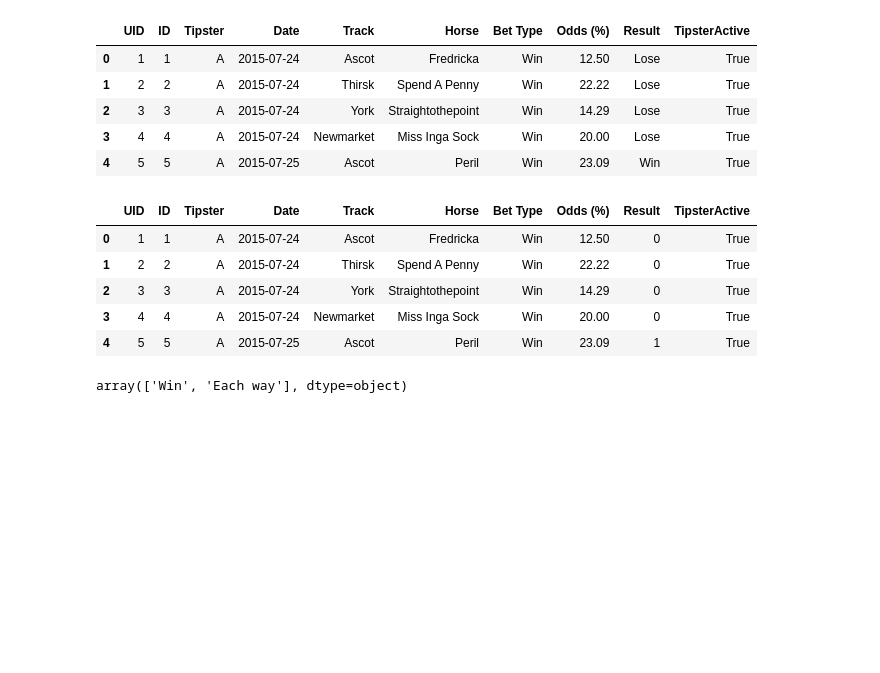
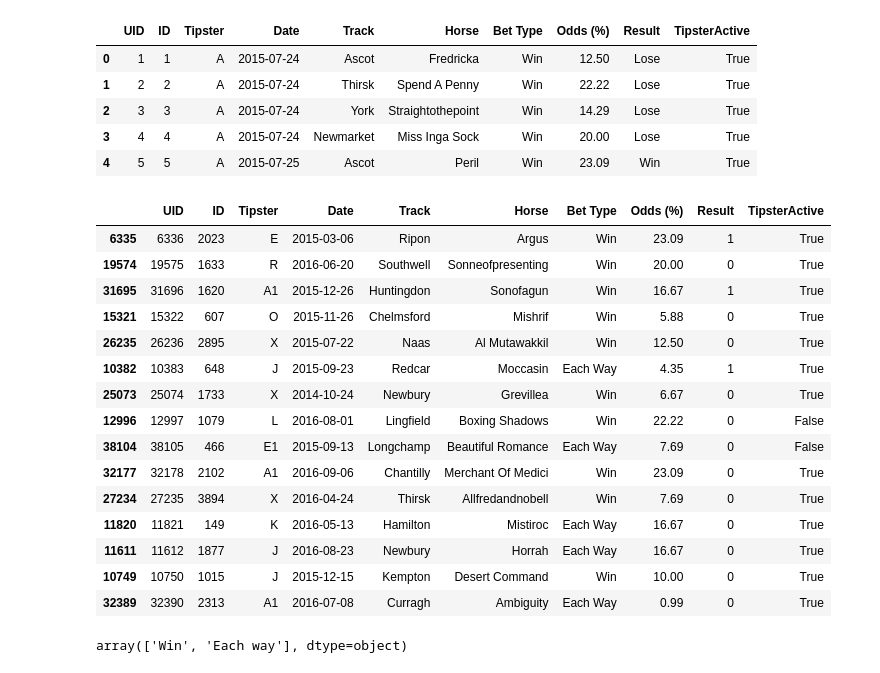
Before and after one commit to RaulGHJr/LSDSPT1-First-Project, a Jupyter notebook: Project1.ipynb, the cells around one changed output. Saved outputs shown, nothing was run; the diff lists cells and outputs as text; code cells hidden in the pictures; blank space fills up the shorter version.

```diff
--- a/Project1.ipynb
+++ b/Project1.ipynb
@@ -77,14 +82,24 @@ df.head()
 # %%
 # Let's reformat the Result Column also
 df['Result'] = df['Result'].replace(['Win','Lose'], [1,0])
-df.head()
+df.sample(15)
 # %% [output]
 |  | UID | ID | Tipster | Date | Track | Horse | Bet Type | Odds (%) | Result | TipsterActive |
-| 0 | 1 | 1 | A | 2015-07-24 | Ascot | Fredricka | Win | 12.50 | 0 | True |
-| 1 | 2 | 2 | A | 2015-07-24 | Thirsk | Spend A Penny | Win | 22.22 | 0 | True |
-| 2 | 3 | 3 | A | 2015-07-24 | York | Straightothepoint | Win | 14.29 | 0 | True |
-| 3 | 4 | 4 | A | 2015-07-24 | Newmarket | Miss Inga Sock | Win | 20.00 | 0 | True |
-| 4 | 5 | 5 | A | 2015-07-25 | Ascot | Peril | Win | 23.09 | 1 | True |
+| 6335 | 6336 | 2023 | E | 2015-03-06 | Ripon | Argus | Win | 23.09 | 1 | True |
+| 19574 | 19575 | 1633 | R | 2016-06-20 | Southwell | Sonneofpresenting | Win | 20.00 | 0 | True |
+| 31695 | 31696 | 1620 | A1 | 2015-12-26 | Huntingdon | Sonofagun | Win | 16.67 | 1 | True |
+| 15321 | 15322 | 607 | O | 2015-11-26 | Chelmsford | Mishrif | Win | 5.88 | 0 | True |
+| 26235 | 26236 | 2895 | X | 2015-07-22 | Naas | Al Mutawakkil | Win | 12.50 | 0 | True |
+| 10382 | 10383 | 648 | J | 2015-09-23 | Redcar | Moccasin | Each Way | 4.35 | 1 | True |
+| 25073 | 25074 | 1733 | X | 2014-10-24 | Newbury | Grevillea | Win | 6.67 | 0 | True |
+| 12996 | 12997 | 1079 | L | 2016-08-01 | Lingfield | Boxing Shadows | Win | 22.22 | 0 | False |
+| 38104 | 38105 | 466 | E1 | 2015-09-13 | Longchamp | Beautiful Romance | Each Way | 7.69 | 0 | False |
+| 32177 | 32178 | 2102 | A1 | 2016-09-06 | Chantilly | Merchant Of Medici | Win | 23.09 | 0 | True |
+| 27234 | 27235 | 3894 | X | 2016-04-24 | Thirsk | Allfredandnobell | Win | 7.69 | 0 | True |
+| 11820 | 11821 | 149 | K | 2016-05-13 | Hamilton | Mistiroc | Each Way | 16.67 | 0 | True |
+| 11611 | 11612 | 1877 | J | 2016-08-23 | Newbury | Horrah | Each Way | 16.67 | 0 | True |
+| 10749 | 10750 | 1015 | J | 2015-12-15 | Kempton | Desert Command | Win | 10.00 | 0 | True |
+| 32389 | 32390 | 2313 | A1 | 2016-07-08 | Curragh | Ambiguity | Each Way | 0.99 | 0 | True |
 # %%
 df['Bet Type'] = df['Bet Type'].str.capitalize()
 df['Bet Type'].unique()
```
Also changed, not shown: parts of 10 cells of this notebook.
